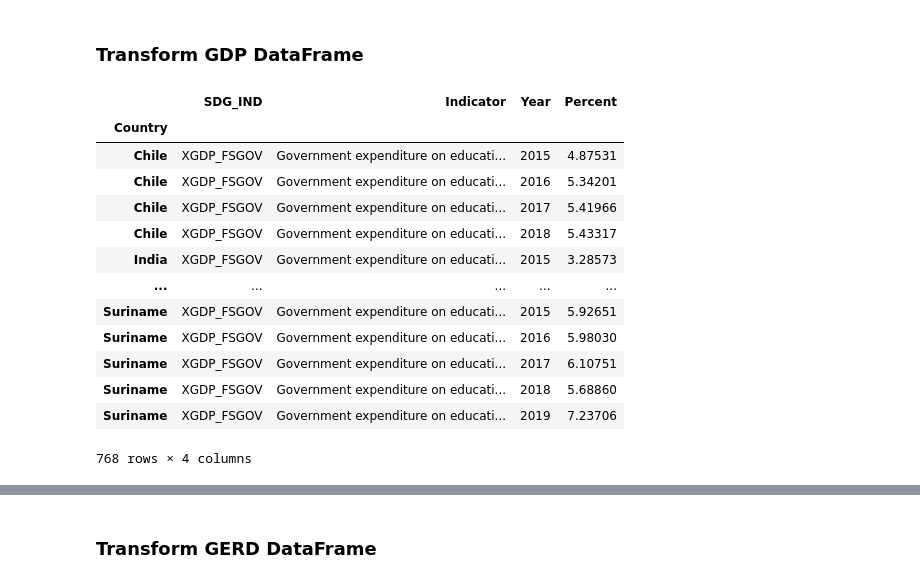
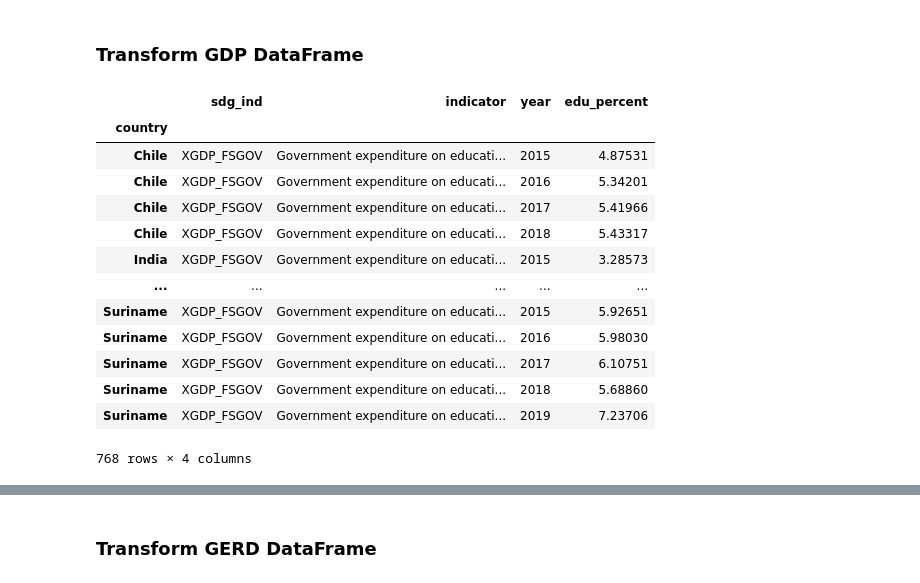
Before and after one commit to mchrzanowski27/Project2, a Jupyter notebook: Project2-Group3.ipynb, the cells around one changed output, grey strips where cells are left out. Cells and saved outputs as stored; diff of their text form; code cells hidden in the pictures.

```diff
--- a/Project2-Group3.ipynb
+++ b/Project2-Group3.ipynb
@@ -26,12 +27,12 @@ GDP_df
 ### Transform GDP DataFrame
 # %%
 GDP_df = GDP_df[['SDG_IND','Indicator','Country','Time','Value']]
-GDP_df = GDP_df.set_index('Country')
-GDP_df=GDP_df.rename(columns={'Time':'Year','Value':'Percent'})
+GDP_df=GDP_df.rename(columns={'Country':'country','SDG_IND':'sdg_ind', 'Indicator':'indicator','Time':'year','Value':'edu_percent'})
+GDP_df = GDP_df.set_index('country')
 GDP_df
 # %% [output]
-|  | SDG_IND | Indicator | Year | Percent |
-| Country |  |  |  |  |
+|  | sdg_ind | indicator | year | edu_percent |
+| country |  |  |  |  |
 | Chile | XGDP_FSGOV | Government expenditure on educati... | 2015 | 4.87531 |
 | Chile | XGDP_FSGOV | Government expenditure on educati... | 2016 | 5.34201 |
 | Chile | XGDP_FSGOV | Government expenditure on educati... | 2017 | 5.41966 |
```
Also changed, not shown: parts of 15 cells of this notebook, 1 other file.
